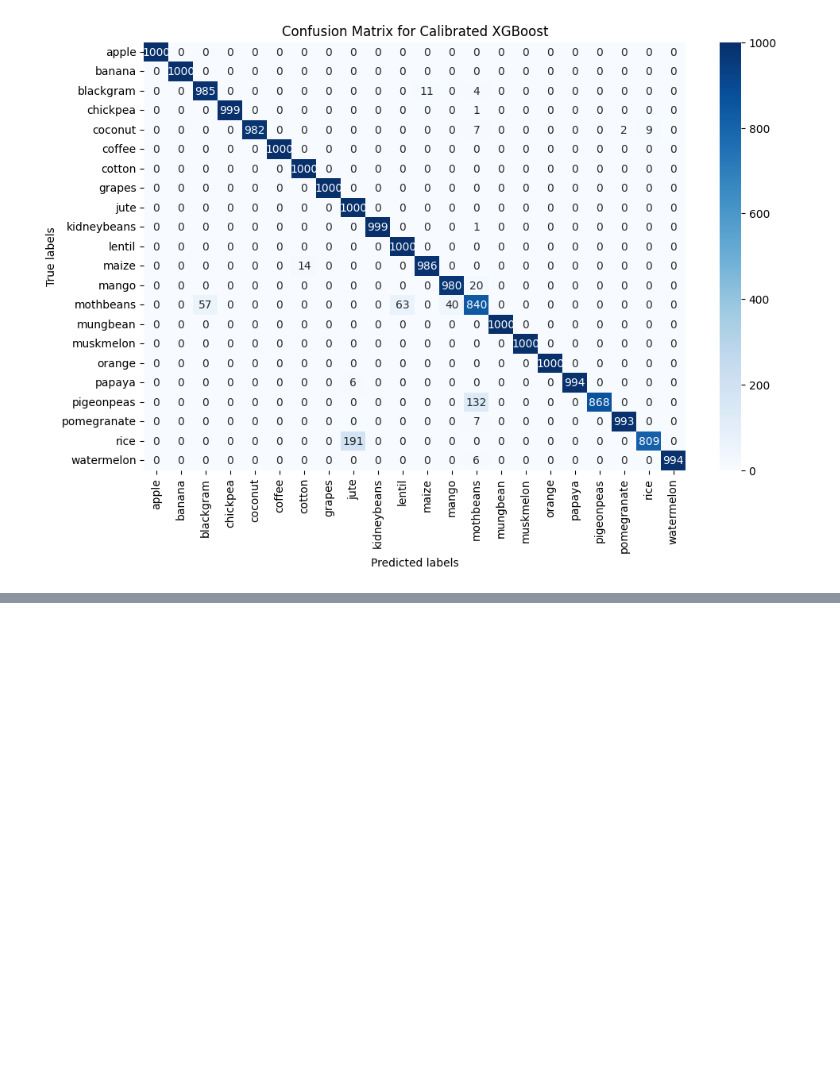
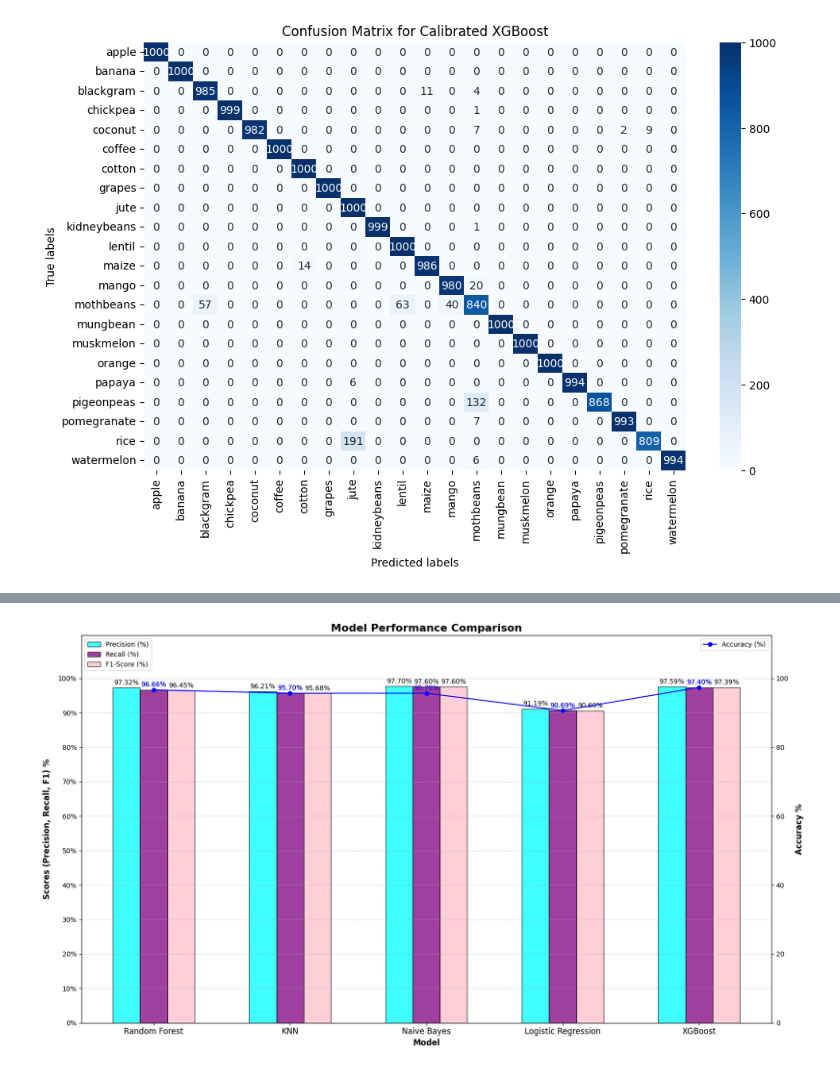
Before and after one commit to qasmendoza/crop-recommendation, a Jupyter notebook: Crops.ipynb, the cells around one changed output, grey strips where cells are left out. Drawn from its saved outputs; the diff is of its cells as text; code cells hidden in the pictures; blank space fills up the shorter version.

```diff
--- a/Crops.ipynb
+++ b/Crops.ipynb
@@ -706,3 +669,55 @@ plt.show()
+# %%
+# Extracting data from the metrics dictionary
+model_names = metrics["Model"]
+accuracies = [x*100 for x in metrics["Accuracy"]]  # Convert to percentage
+precisions = [x*100 for x in metrics["Precision"]]  # Convert to percentage
+recalls = [x*100 for x in metrics["Recall"]]  # Convert to percentage
+f1_scores = [x*100 for x in metrics["F1 Score"]]  # Convert to percentage
+
+bar_width = 0.2  # setting the bar width
+index = np.arange(len(model_names))  # the label locations
+
+fig, ax1 = plt.subplots(figsize=(16, 10))
+
+# Plotting bars for the metrics
+bars1 = ax1.bar(index, precisions, bar_width, color='cyan', alpha=0.75, edgecolor='black', label='Precision (%)')
+bars2 = ax1.bar(index + bar_width, recalls, bar_width, color='purple', alpha=0.75, edgecolor='black', label='Recall (%)')
+bars3 = ax1.bar(index + 2*bar_width, f1_scores, bar_width, color='pink', alpha=0.75, edgecolor='black', label='F1-Score (%)')
+
+# Adding data labels for bars
+for bars in [bars1, bars2, bars3]:
+    for bar in bars:
+        yval = bar.get_height()
+        ax1.text(bar.get_x() + bar.get_width()/2, yval + 0.5, "{:.2f}%".format(yval), ha='center', va='bottom', fontsize=10)
+
+# Plotting line for Accuracy
+ax2 = ax1.twinx()
+ax2.plot(index + bar_width, accuracies, color='blue', marker='o', label='Accuracy (%)')
+for i, acc in enumerate(accuracies):
+    ax2.text(i + bar_width, acc + 0.5, "{:.2f}%".format(acc), ha='center', va='bottom', fontsize=10, color='blue')
+
+ax1.set_xlabel('Model', fontsize=12, fontweight='bold')
+ax1.set_ylabel('Scores (Precision, Recall, F1) %', fontsize=12, fontweight='bold', labelpad=10)
+ax2.set_ylabel('Accuracy %', fontsize=12, fontweight='bold', labelpad=10)
+ax1.set_title('Model Performance Comparison', fontsize=16, fontweight='bold')
+ax1.set_xticks(index + bar_width)
+ax1.set_xticklabels(model_names, rotation=0, ha='center', fontsize=12)
+ax1.set_ylim(0, 112.5)  # Adjusting y-axis limit for data labels
+ax1.set_yticks([i*10 for i in range(11)])
+ax1.set_yticklabels(["{}%".format(i*10) for i in range(11)], fontsize=10)
+ax1.grid(axis='y', linestyle='--', linewidth=0.7, alpha=0.6)
+ax2.set_ylim(0, 112.5)  # Adjusting y-axis limit for line plot
+
+ax1.legend(loc='upper left', fontsize=10)
+ax2.legend(loc='upper right', fontsize=10)
+
+# Adjust the position of the axes
+ax1.set_position([0.1, 0.1, 0.75, 0.85])  # left, bottom, width, height
+
+plt.tight_layout()
+plt.show()
+# %% [output]
+[figure, added]
 # %%
 from make_predictions import predict_crop_value
 from collections import Counter
```
Also changed, not shown: parts of 6 cells of this notebook.
